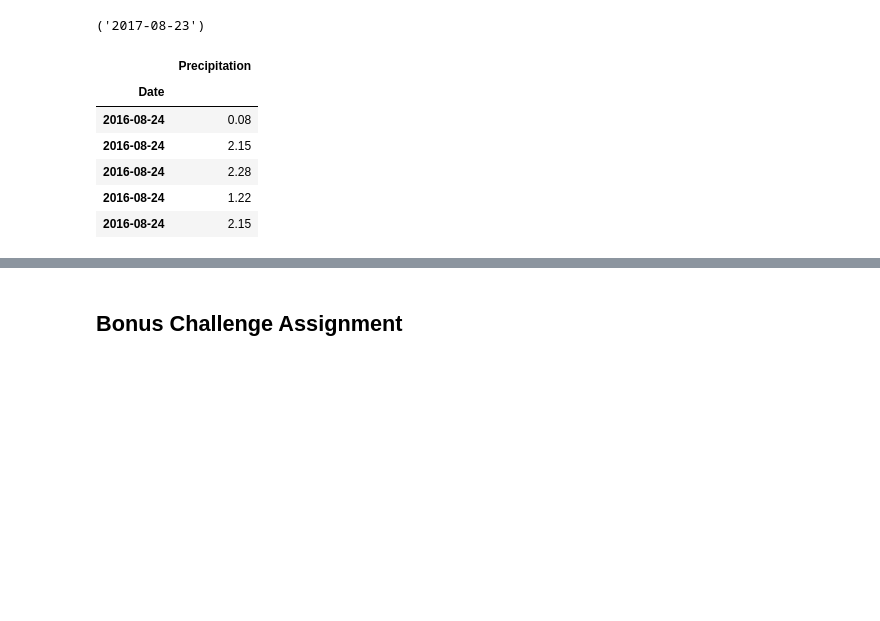
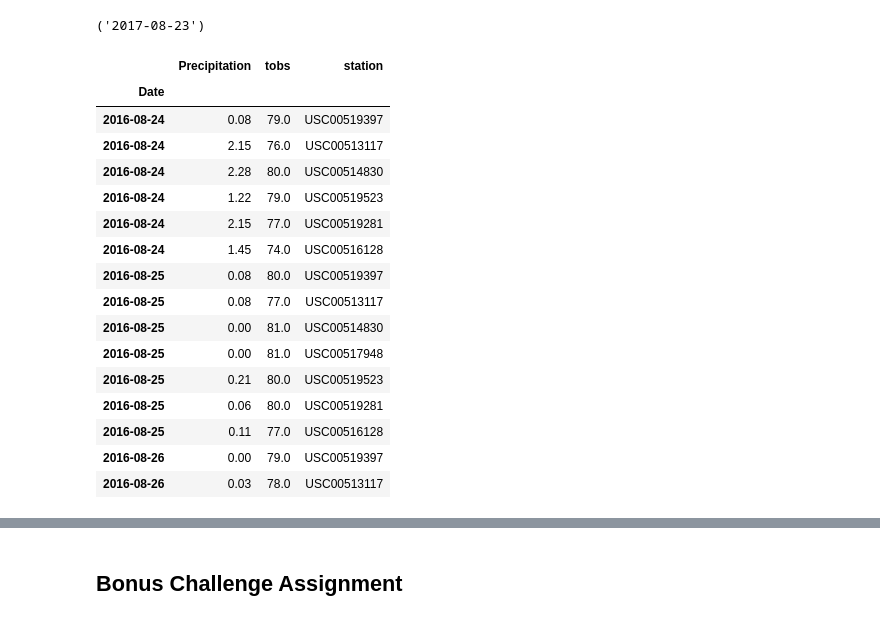
Before and after one commit to scavazos4/sqlalchemy-challenge, a Jupyter notebook: climate_starter.ipynb, the cells around one changed output, grey strips where cells are left out. Cells and saved outputs as stored; diff of their text form; code cells hidden in the pictures; blank space fills up the shorter version.

```diff
--- a/climate_starter.ipynb
+++ b/climate_starter.ipynb
@@ -75,20 +73,30 @@ session.query(measurement.date).order_by(measurement.date.desc()).first()
 ('2017-08-23')
 # %%
 
-results = session.query(measurement.date, measurement.prcp).filter(measurement.date > '2016-08-23').order_by(measurement.date).all()
+results = session.query(measurement.date, measurement.prcp, measurement.tobs,measurement.station).filter(measurement.date > '2016-08-23').order_by(measurement.date).all()
 # %%
 # Use Pandas to calcualte the summary statistics for the precipitation data
 
-precip = pd.DataFrame(results, columns=['Date','Precipitation'])
+precip = pd.DataFrame(results, columns=['Date','Precipitation',"tobs","station"])
 precip = precip.set_index("Date")
 precip = precip.dropna()
-precip.head()
+precip.head(10)
 # %% [output]
-|  | Precipitation |
-| Date |  |
-| 2016-08-24 | 0.08 |
-| 2016-08-24 | 2.15 |
-| 2016-08-24 | 2.28 |
-| 2016-08-24 | 1.22 |
-| 2016-08-24 | 2.15 |
+|  | Precipitation | tobs | station |
+| Date |  |  |  |
+| 2016-08-24 | 0.08 | 79.0 | USC00519397 |
+| 2016-08-24 | 2.15 | 76.0 | USC00513117 |
+| 2016-08-24 | 2.28 | 80.0 | USC00514830 |
+| 2016-08-24 | 1.22 | 79.0 | USC00519523 |
+| 2016-08-24 | 2.15 | 77.0 | USC00519281 |
+| 2016-08-24 | 1.45 | 74.0 | USC00516128 |
+| 2016-08-25 | 0.08 | 80.0 | USC00519397 |
+| 2016-08-25 | 0.08 | 77.0 | USC00513117 |
+| 2016-08-25 | 0.00 | 81.0 | USC00514830 |
+| 2016-08-25 | 0.00 | 81.0 | USC00517948 |
+| 2016-08-25 | 0.21 | 80.0 | USC00519523 |
+| 2016-08-25 | 0.06 | 80.0 | USC00519281 |
+| 2016-08-25 | 0.11 | 77.0 | USC00516128 |
+| 2016-08-26 | 0.00 | 79.0 | USC00519397 |
+| 2016-08-26 | 0.03 | 78.0 | USC00513117 |
 # %%
```
Also changed, not shown: parts of 13 cells of this notebook.
